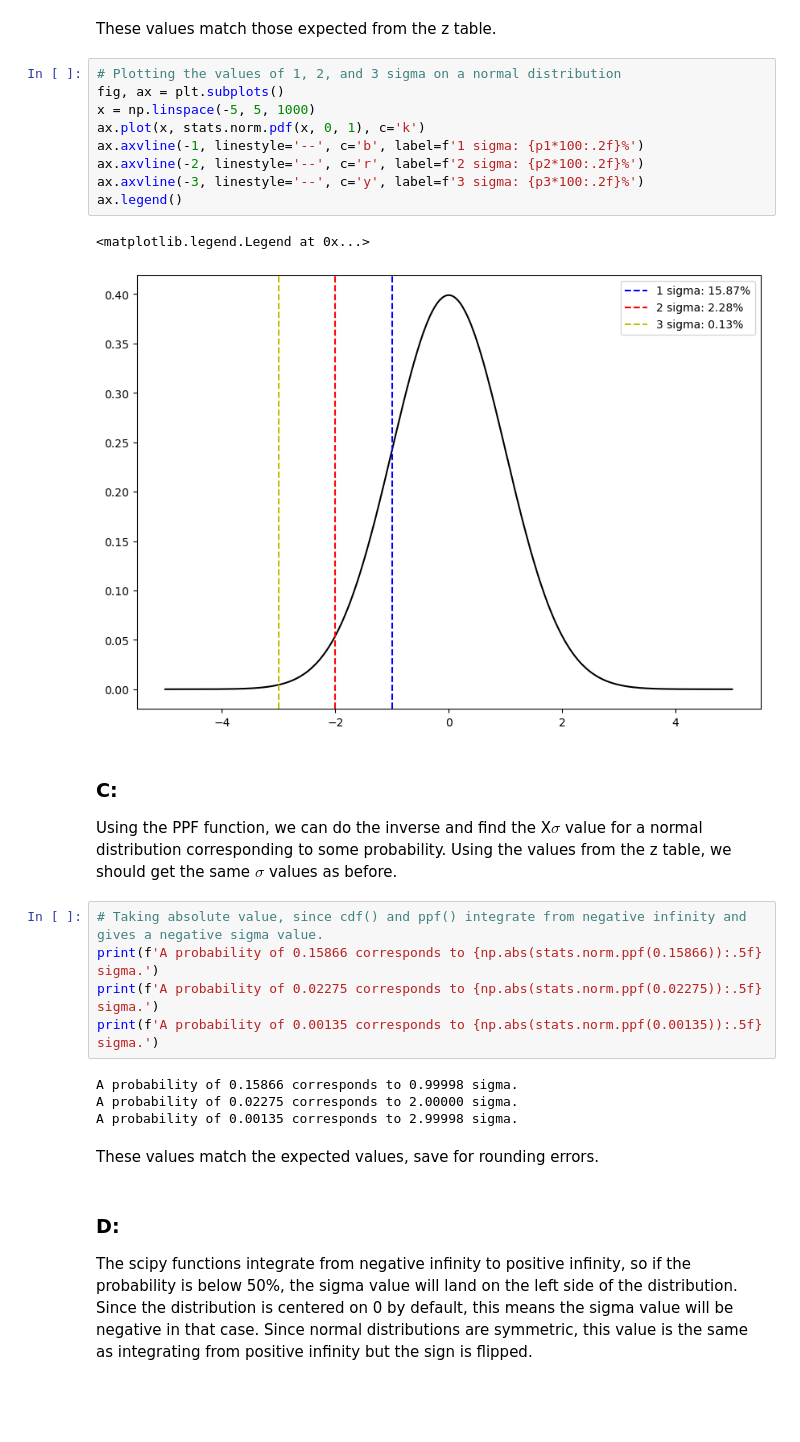
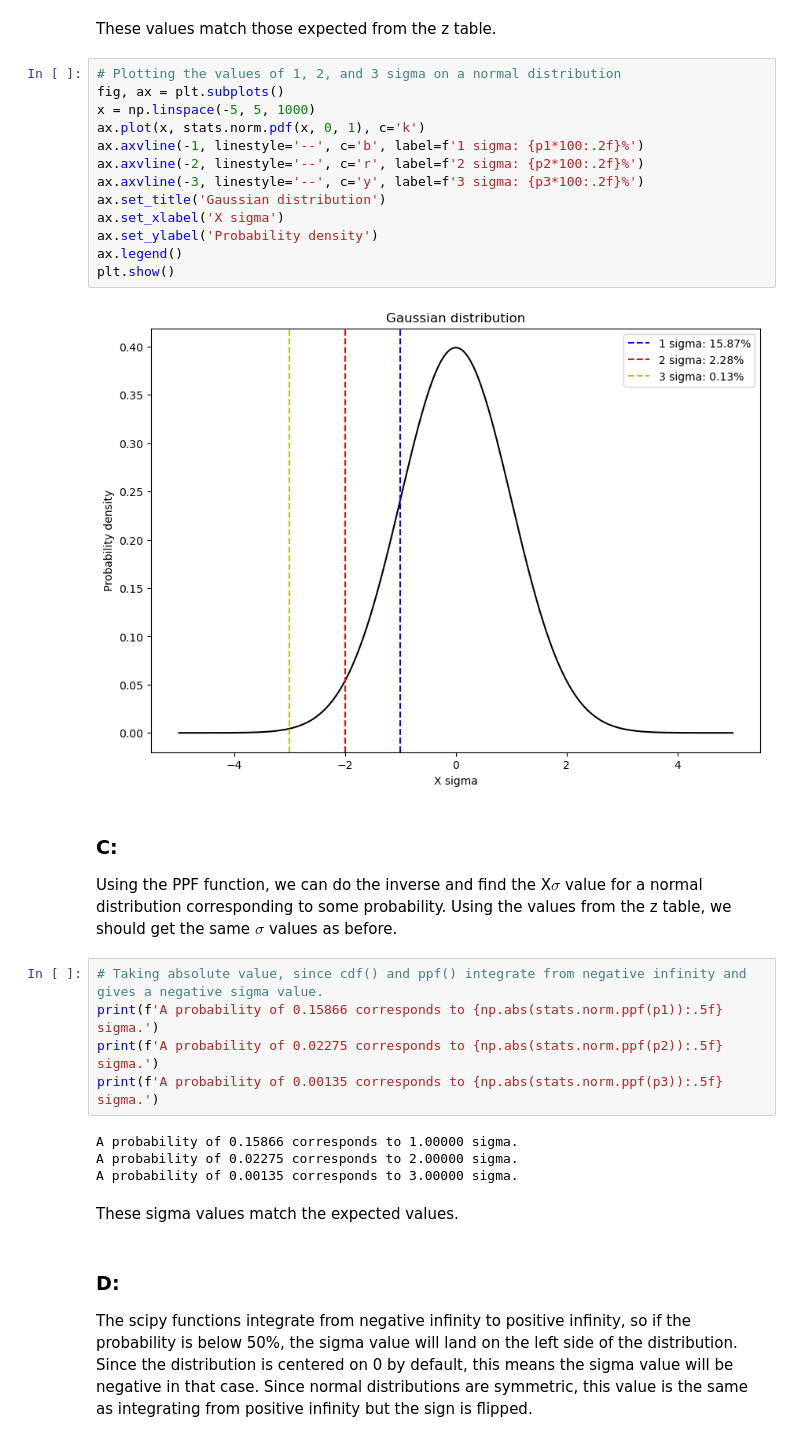
Before and after one commit to pgwart/PHYS434, a Jupyter notebook: Lab1.ipynb, the cells around one changed output. Saved outputs shown, nothing was run; the diff lists cells and outputs as text; blank space fills up the shorter version.

```diff
--- a/Lab1.ipynb
+++ b/Lab1.ipynb
@@ -36,30 +36,33 @@ These values match those expected from the z table.
 # %%
 # Plotting the values of 1, 2, and 3 sigma on a normal distribution
 fig, ax = plt.subplots()
 x = np.linspace(-5, 5, 1000)
 ax.plot(x, stats.norm.pdf(x, 0, 1), c='k')
 ax.axvline(-1, linestyle='--', c='b', label=f'1 sigma: {p1*100:.2f}%')
 ax.axvline(-2, linestyle='--', c='r', label=f'2 sigma: {p2*100:.2f}%')
 ax.axvline(-3, linestyle='--', c='y', label=f'3 sigma: {p3*100:.2f}%')
+ax.set_title('Gaussian distribution')
+ax.set_xlabel('X sigma')
+ax.set_ylabel('Probability density')
 ax.legend()
+plt.show()
 # %% [output]
-<matplotlib.legend.Legend at 0x...>
-[figure, old version]
+[figure, new version]
 # %% [markdown]
 ### C:
 
 Using the PPF function, we can do the inverse and find the X$\sigma$ value for a normal distribution corresponding to some probability. Using the values from the z table, we should get the same $\sigma$ values as before.
 # %%
 # Taking absolute value, since cdf() and ppf() integrate from negative infinity and gives a negative sigma value.
-print(f'A probability of 0.15866 corresponds to {np.abs(stats.norm.ppf(0.15866)):.5f} sigma.')
-print(f'A probability of 0.02275 corresponds to {np.abs(stats.norm.ppf(0.02275)):.5f} sigma.')
-print(f'A probability of 0.00135 corresponds to {np.abs(stats.norm.ppf(0.00135)):.5f} sigma.')
+print(f'A probability of 0.15866 corresponds to {np.abs(stats.norm.ppf(p1)):.5f} sigma.')
+print(f'A probability of 0.02275 corresponds to {np.abs(stats.norm.ppf(p2)):.5f} sigma.')
+print(f'A probability of 0.00135 corresponds to {np.abs(stats.norm.ppf(p3)):.5f} sigma.')
 # %% [output]
-A probability of 0.15866 corresponds to 0.99998 sigma.
+A probability of 0.15866 corresponds to 1.00000 sigma.
 A probability of 0.02275 corresponds to 2.00000 sigma.
-A probability of 0.00135 corresponds to 2.99998 sigma.
+A probability of 0.00135 corresponds to 3.00000 sigma.
 # %% [markdown]
-These values match the expected values, save for rounding errors.
+These sigma values match the expected values.
 # %% [markdown]
 ### D:
 
```
Also changed, not shown: parts of 3 cells of this notebook.
